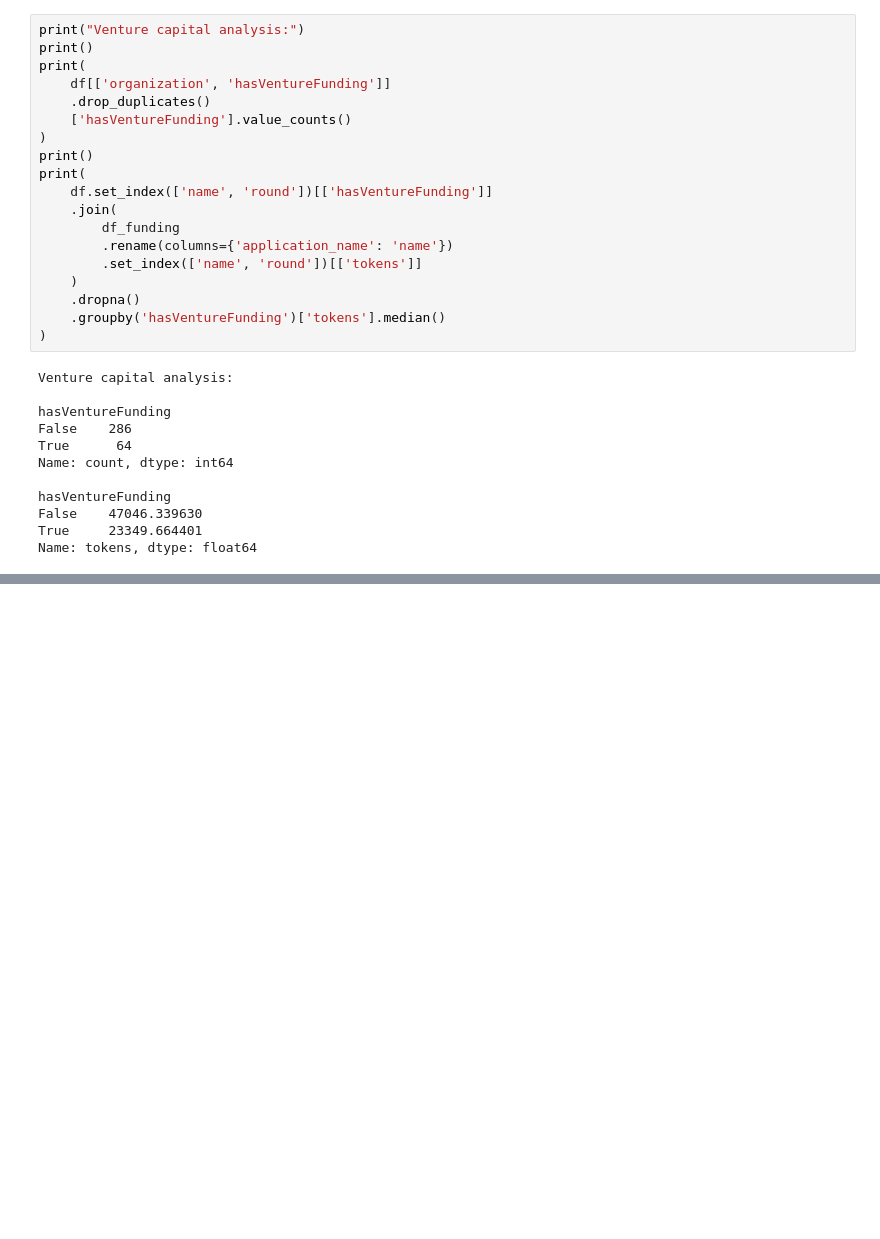
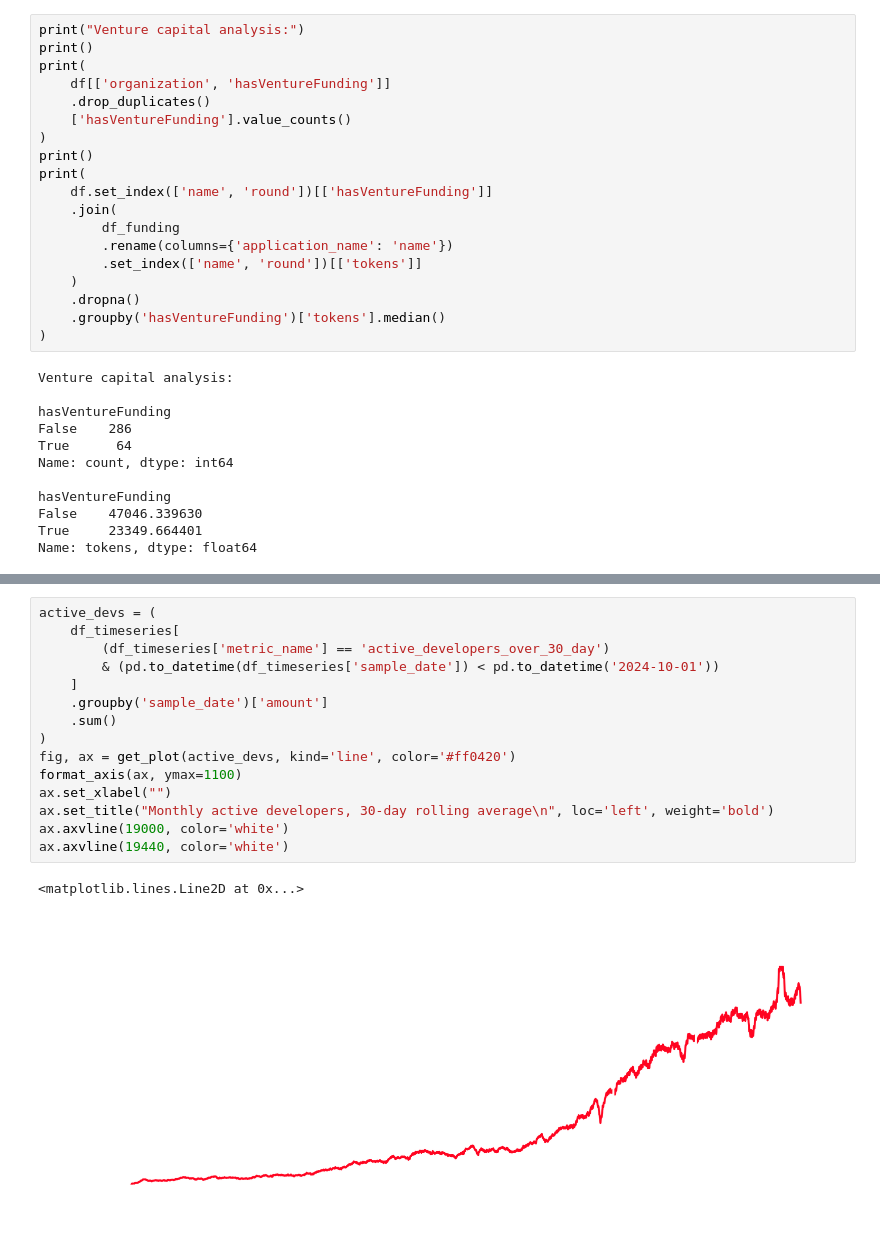
Before and after one commit to opensource-observer/insights, a Jupyter notebook: analysis/optimism/devcon_2024/20241105_Devcon_SoFarSoGoodSoWhat.ipynb, the cells around one changed output, grey strips where cells are left out. Cells and saved outputs as stored; diff of their text form; blank space fills up the shorter version.

```diff
--- a/analysis/optimism/devcon_2024/20241105_Devcon_SoFarSoGoodSoWhat.ipynb
+++ b/analysis/optimism/devcon_2024/20241105_Devcon_SoFarSoGoodSoWhat.ipynb
@@ -265,3 +333,21 @@ df_timeseries.tail(1)
 # %% [output]
 |  | project_id | sample_date | amount | metric_name |
 | 314515 | zuKa56R3a-6e4jZZUfd7UOWS66f0hkwUM... | 2024-10-22 | 3.0 | active_developers_over_30_day |
+# %%
+active_devs = (
+    df_timeseries[
+        (df_timeseries['metric_name'] == 'active_developers_over_30_day')
+        & (pd.to_datetime(df_timeseries['sample_date']) < pd.to_datetime('2024-10-01'))
+    ]
+    .groupby('sample_date')['amount']
+    .sum()
+)
+fig, ax = get_plot(active_devs, kind='line', color='#ff0420')
+format_axis(ax, ymax=1100)
+ax.set_xlabel("")
+ax.set_title("Monthly active developers, 30-day rolling average\n", loc='left', weight='bold')
+ax.axvline(19000, color='white')
+ax.axvline(19440, color='white')
+# %% [output]
+<matplotlib.lines.Line2D at 0x...>
+[figure, added]
```
Also changed, not shown: parts of 18 cells of this notebook, 1 other file.
